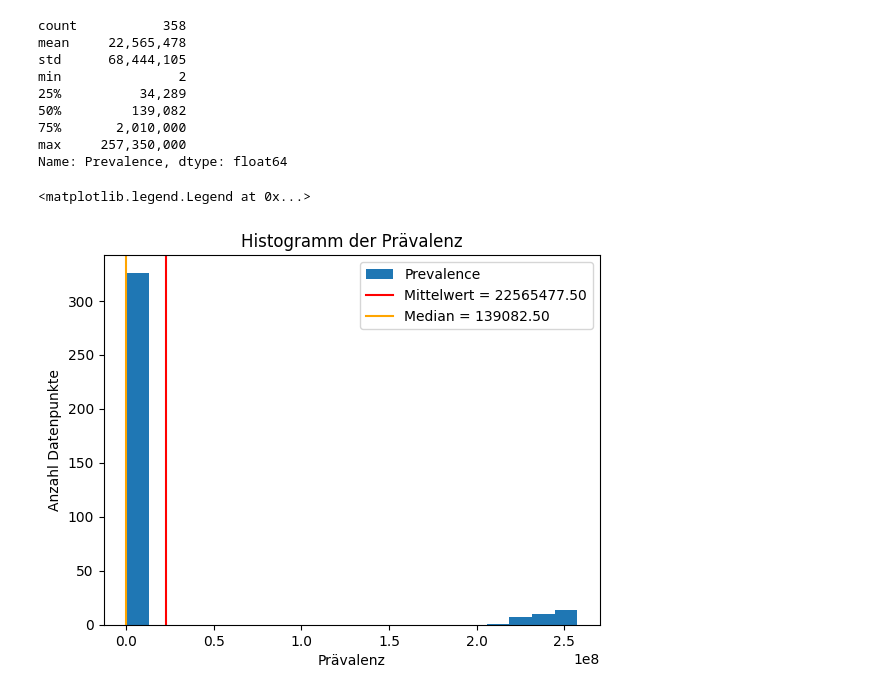
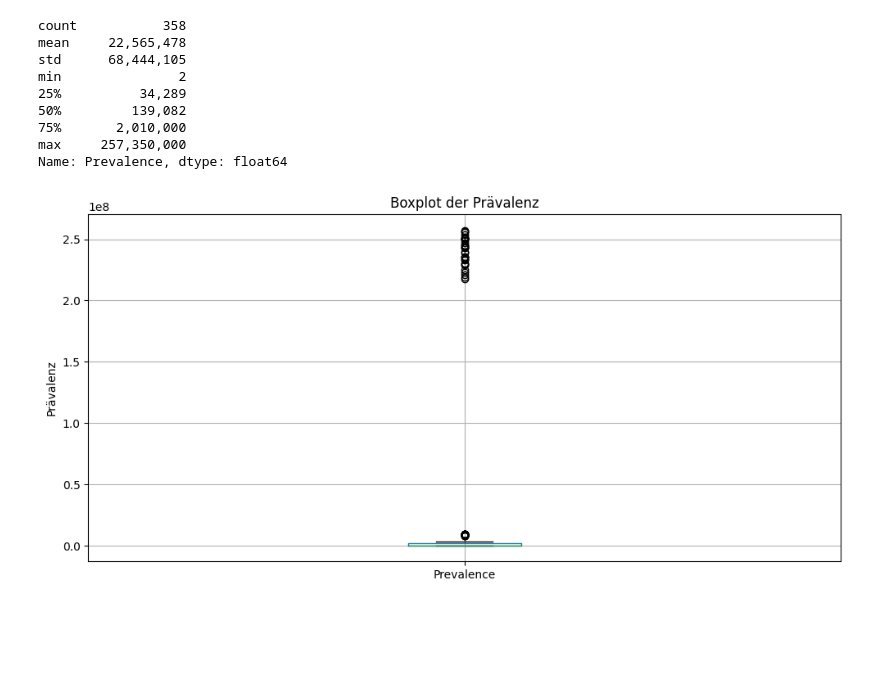
Before and after one commit to Retikulum94/Leistungsnachweis_2, a Jupyter notebook: Leistungsnachweis Infektionskrankheiten im Verlauf der Zeit.ipynb, the cells around one changed output. Drawn from its saved outputs; the diff is of its cells as text; code cells hidden in the pictures; blank space fills up the shorter version.

Commit message:
Prävalenz 2 Diagramm, Nr1 nicht so gut. Vorschläge?

```diff
--- a/Leistungsnachweis Infektionskrankheiten im Verlauf der Zeit.ipynb
+++ b/Leistungsnachweis Infektionskrankheiten im Verlauf der Zeit.ipynb
@@ -133,18 +133,13 @@ min               2
 max     257,350,000
 Name: Prevalence, dtype: float64
 # %%
-g = df['Prevalence'].plot(kind='hist', bins=20,
-                           title='Histogramm der Prävalenz',
-                           xlabel='Prävalenz',
-                           ylabel='Anzahl Datenpunkte')
+import matplotlib.pyplot as plt
 
-mean = df['Prevalence'].mean()
-g.axvline(x=mean, color='red', label=f'Mittelwert = {mean:.2f}')
-
-median = df['Prevalence'].median()
-g.axvline(x=median, color='orange', label=f'Median = {median:.2f}')
-
-g.legend()
+plt.figure(figsize=(10,5))
+df.boxplot(column='Prevalence')
+plt.title('Boxplot der Prävalenz')
+plt.ylabel('Prävalenz')
+plt.tight_layout()
+plt.show()
 # %% [output]
-<matplotlib.legend.Legend at 0x...>
-[figure, old version]
+[figure, new version]
```
Also changed, not shown: parts of 3 cells of this notebook.
